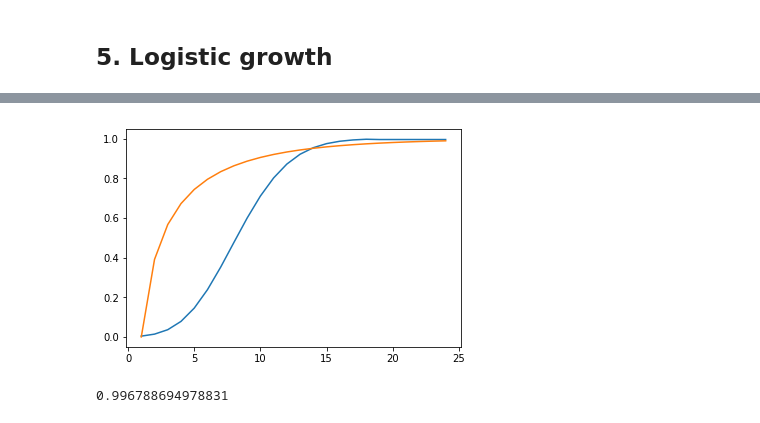
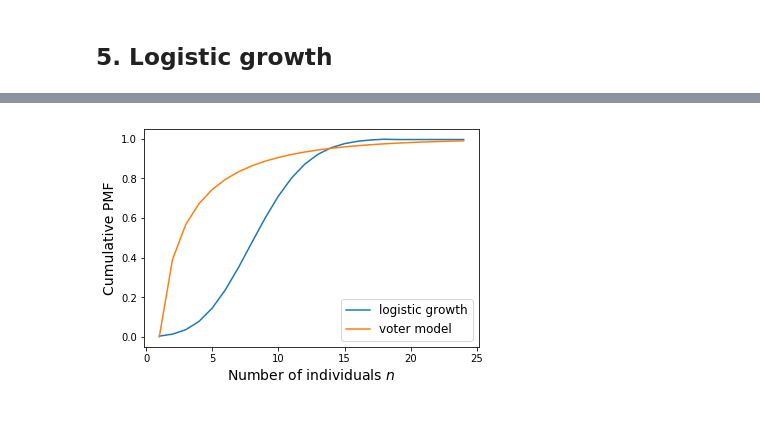
Before and after one commit to mango915/NeutralTheory, a Jupyter notebook: Neutral Theory.ipynb, the cells around one changed output, grey strips where cells are left out. Drawn from its saved outputs; the diff is of its cells as text; code cells hidden in the pictures.

```diff
--- a/Neutral Theory.ipynb
+++ b/Neutral Theory.ipynb
@@ -178,5 +195,13 @@ P0 = (b/m)
 # %%
-#mp.mp.dps = 15; mp.mp.pretty = True
+import mpmath as mp
+
 summ = mp.nsum(lambda n: k**n/(n*mp.fac(n)), [1, mp.inf])
-P0 = float(b*(summ)**-1/m)
+
+P0 = float(b/m*(summ)**-1)
 #P0 = float(b*(summ+b/m)**-1/m)
+
+def pn(n):
+    from scipy.special import factorial
+    c1 = m*P0*k**n
+    c2 = n*b*factorial(n)
+    return c1/c2
@@ -189,15 +208,16 @@ def pn(n):
 # %%
 xx = np.arange(1,25)
 
 ps = [p0(x-1, nu=0.1) for x in xx]
 ps = np.cumsum(ps)
 
-plt.plot(xx, np.cumsum(pn(xx)))
-plt.plot(xx, ps)
+plt.plot(xx, np.cumsum(pn(xx)), label = "logistic growth")
+plt.plot(xx, ps, label = "voter model")
+
+plt.xlabel("Number of individuals $n$", fontsize=14)
+plt.ylabel("Cumulative PMF", fontsize=14)
+
+plt.legend(fontsize = 12)
 plt.show()
 # %% [output]
-[figure, old version]
+[figure, new version]
-# %%
-np.cumsum(Pn(xx)).max()
-# %% [output]
-0.996788694978831
```
Also changed, not shown: parts of 8 cells of this notebook.
